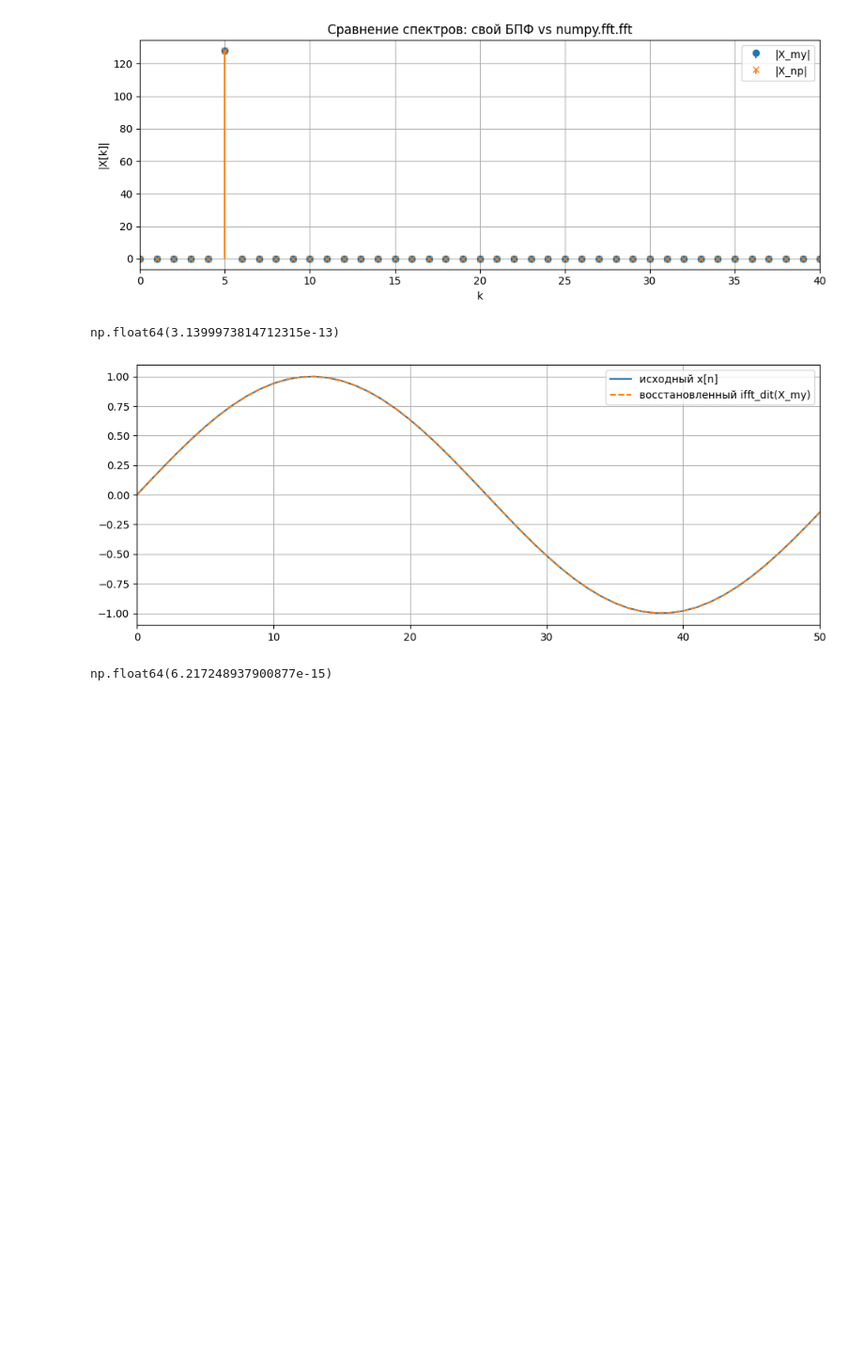
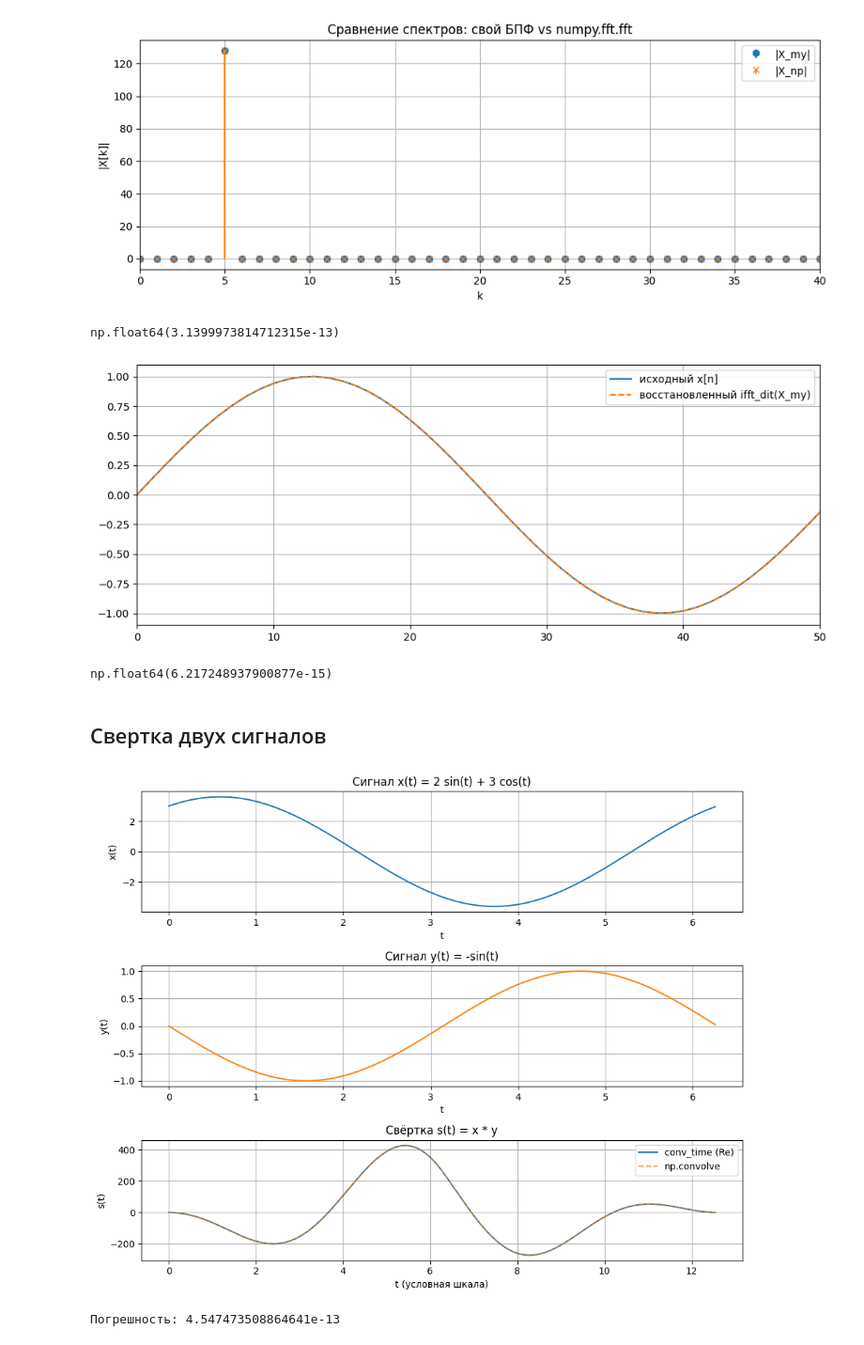
Before and after one commit to Silvarious9862/cosii, a Jupyter notebook: sem1/lab1/notebooks/theory.ipynb, the cells around one changed output. Shown at 94% size. Saved outputs shown, nothing was run; the diff lists cells and outputs as text; code cells hidden in the pictures; blank space fills up the shorter version.

Commit message:
convolution by FFT

```diff
--- a/sem1/lab1/notebooks/theory.ipynb
+++ b/sem1/lab1/notebooks/theory.ipynb
@@ -199,3 +199,74 @@ err
 # %% [output]
 [figure]
 np.float64(6.217248937900877e-15)
+# %% [markdown]
+## Свертка двух сигналов
+# %%
+import numpy as np
+import matplotlib.pyplot as plt
+import sys
+sys.path.append('../src')
+
+from convolution import conv_time
+
+# параметры дискретизации
+T = 2 * np.pi      # интервал по t
+N = 256
+t = np.linspace(0, T, N, endpoint=False)
+
+# сигналы во времени
+x = 2 * np.sin(t) + 3 * np.cos(t)   # x(t)
+y = -np.sin(t)                      # y(t)
+
+# приводим к complex и спискам
+x_list = list(x.astype(complex))
+y_list = list(y.astype(complex))
+
+# моя свёртка
+s_my = conv_time(x_list, y_list)
+s_my = np.array(s_my)
+
+# свёртка numpy (линейная)
+s_np = np.convolve(x, y)
+
+# ось времени для результата (просто растянем до 2T)
+L = len(s_my)
+t_conv = np.linspace(0, 2*T, L, endpoint=False)
+
+# Рисуем три графика друг под другом
+plt.figure(figsize=(10, 8))
+
+# 1) x(t)
+plt.subplot(3, 1, 1)
+plt.plot(t, x)
+plt.title('Сигнал x(t) = 2 sin(t) + 3 cos(t)')
+plt.xlabel('t')
+plt.ylabel('x(t)')
+plt.grid(True)
+
+# 2) y(t)
+plt.subplot(3, 1, 2)
+plt.plot(t, y, color='C1')
+plt.title('Сигнал y(t) = -sin(t)')
+plt.xlabel('t')
+plt.ylabel('y(t)')
+plt.grid(True)
+
+# 3) свёртка
+plt.subplot(3, 1, 3)
+plt.plot(t_conv, s_my.real, label='conv_time (Re)', color='C0')
+plt.plot(t_conv, s_np, '--', label='np.convolve', color='C1', alpha=0.7)
+plt.title('Свёртка s(t) = x * y')
+plt.xlabel('t (условная шкала)')
+plt.ylabel('s(t)')
+plt.grid(True)
+plt.legend()
+plt.tight_layout()
+plt.show()
+
+# численная разница
+err = np.max(np.abs(s_my.real - s_np))
+print("Погрешность: " + err.astype(str))
+# %% [output]
+[figure, added]
+Погрешность: 4.547473508864641e-13
```
Also changed, not shown: parts of 3 cells of this notebook, 1 other file.
